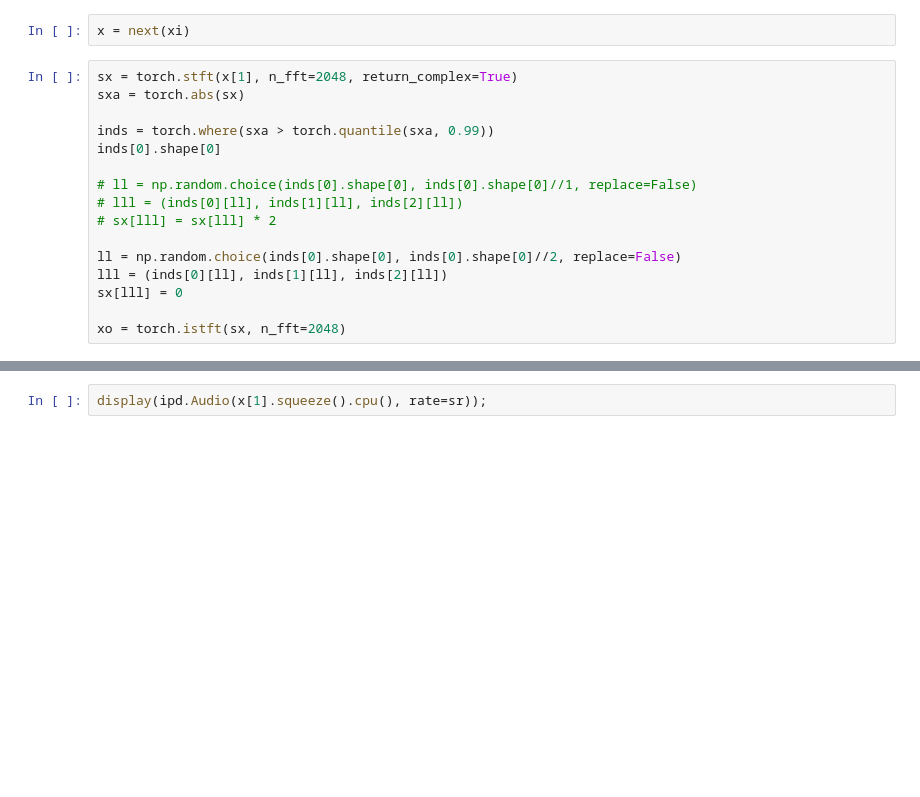
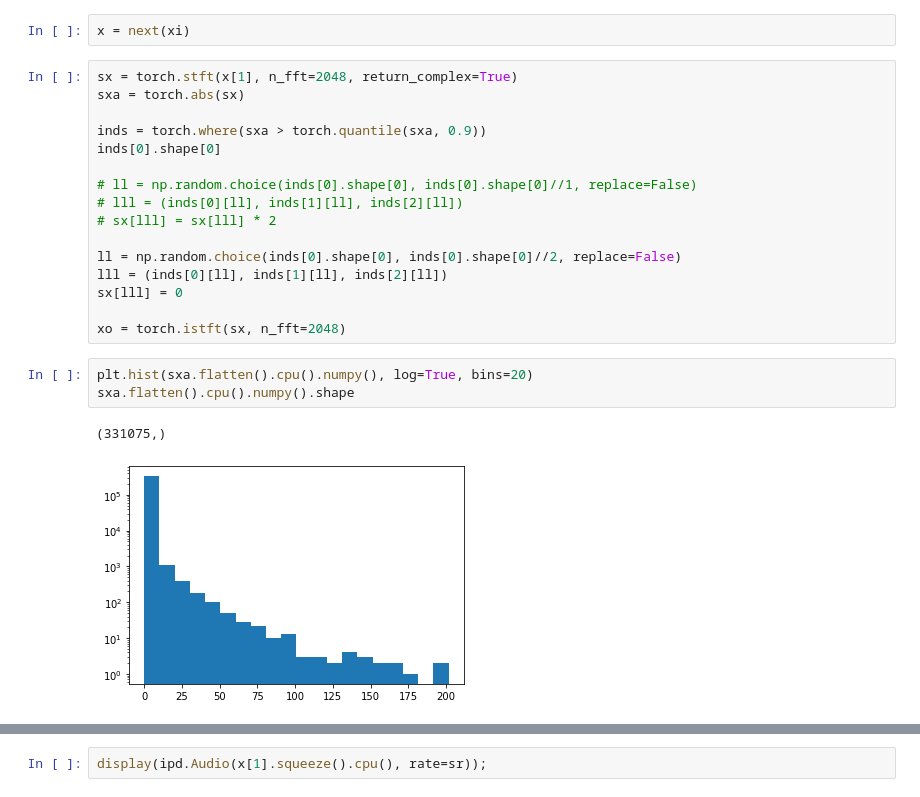
Before and after one commit to alexander-prutko/mil-audio-denoising, a Jupyter notebook: dcunet.ipynb, the cells around one changed output, grey strips where cells are left out. Drawn from its saved outputs; the diff is of its cells as text; blank space fills up the shorter version.

```diff
--- a/dcunet.ipynb
+++ b/dcunet.ipynb
@@ -744,7 +744,7 @@ x = next(xi)
 sx = torch.stft(x[1], n_fft=2048, return_complex=True)
 sxa = torch.abs(sx)
 
-inds = torch.where(sxa > torch.quantile(sxa, 0.99))
+inds = torch.where(sxa > torch.quantile(sxa, 0.9))
 inds[0].shape[0]
 
 # ll = np.random.choice(inds[0].shape[0], inds[0].shape[0]//1, replace=False)
@@ -756,6 +756,12 @@ lll = (inds[0][ll], inds[1][ll], inds[2][ll])
 sx[lll] = 0
 
 xo = torch.istft(sx, n_fft=2048)
+# %%
+plt.hist(sxa.flatten().cpu().numpy(), log=True, bins=20)
+sxa.flatten().cpu().numpy().shape
+# %% [output]
+(331075,)
+[figure, added]
 # %%
 sl = slice(50000, 55000)
 plt.figure(figsize=(15,10))
```
Also changed, not shown: parts of 1 cell of this notebook, 6 other files.
